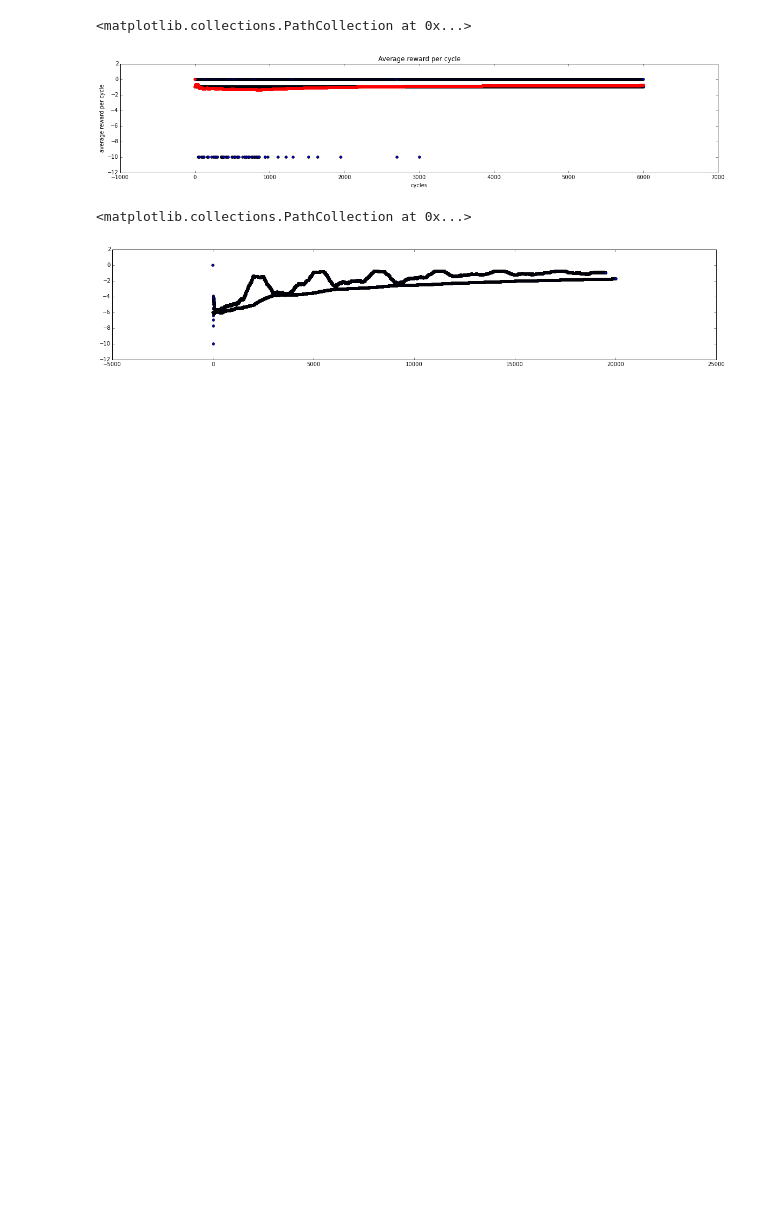
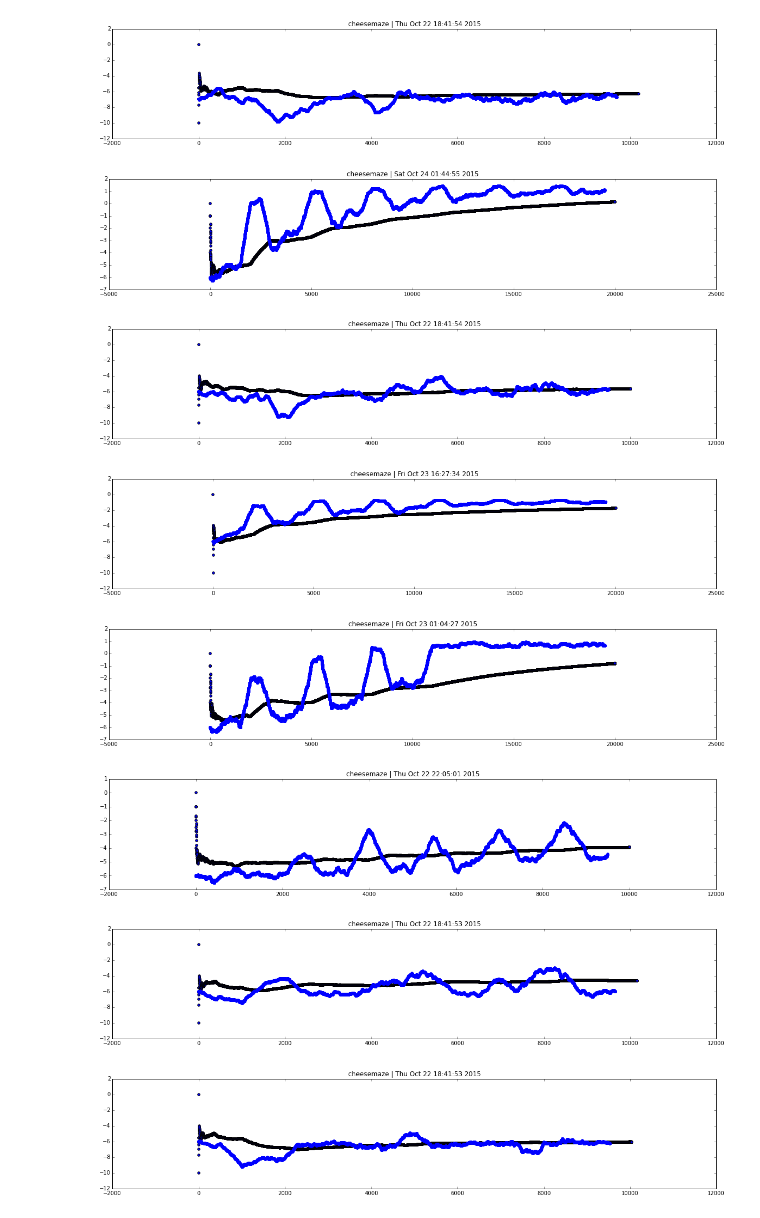
Before and after one commit to rbudzyns/AIXI_2015_Grp3, a Jupyter notebook: final_report/experiments.ipynb, the cells around one changed output. Cells and saved outputs as stored; diff of their text form; code cells hidden in the pictures; blank space fills up the shorter version.

```diff
--- a/final_report/experiments.ipynb
+++ b/final_report/experiments.ipynb
@@ -5,6 +5,18 @@ import matplotlib.pyplot as plt
 % matplotlib inline
 import pandas as pd
 import os
+import time
 
-data = pd.read_csv('../logs/cheesemaze-jarryd-linux-1.csv',sep=', ',engine='python')
-print data.tail()
+reward_offsets= {}
+reward_offsets['cheesemaze']=10
+reward_offsets['tictactoe']=3
+reward_offsets['tiger']=100
+reward_offsets['rockpaper']=1
+reward_offsets['pacman']=0
+
+optimal_play = {}
+optimal_play['cheesemaze']= 2
+optimal_play['tictactoe']= 1.5
+optimal_play['tiger']= 5
+optimal_play['rockpaper']=1
+optimal_play['pacman']=0
@@ -25,4 +22,0 @@ print data.tail()
-# %%
-for file in os.listdir("../logs/"):
-    if file.endswith(".csv"):
-        print("../logs/"+file)
@@ -67,37 +77,17 @@ ave = np.array(ave)
-# %%
-fig = plt.figure(figsize=(20,8))
-ax = fig.add_subplot(211)
-ax.set_title('Average reward per cycle')
-ax.set_xlabel('cycles')
-ax.set_ylabel('average reward per cycle')
-ax.scatter(np.arange(len(dat)),dat)
-ax.scatter(np.arange(len(ave)),ave,color='red')
-# %% [output]
-<matplotlib.collections.PathCollection at 0x...>
-[figure, removed]
-# %%
-dat=np.array(data[['reward']])
-# compute running average
-dat-=reward_offset
-cs = np.cumsum(dat).astype(float)
-for i in xrange(1,len(dat)):
-    cs[i]/=i
-
-# compute rolling average reward/cycle
-dicks = []
-window_size = 500
-tmp = np.sum(dat[0:window_size])/window_size
-for i in xrange(window_size,len(dat)):
-    tmp += float(dat[i])/window_size
-    tmp -= float(dat[i-window_size])/window_size
-    dicks.append(tmp)
-dicks = np.array(dicks)
-
-# plots
-fig = plt.figure(figsize=(20,8))
-ax = fig.add_subplot(211)
-ax.scatter(np.arange(len(dat)),cs)
-ax.scatter(np.arange(len(dat)-window_size),dicks)
-# %% [output]
-<matplotlib.collections.PathCollection at 0x...>
-[figure, removed]
+# %%
+dir = '../logs/'
+for file in os.listdir(dir):
+    if file.endswith(".csv"):
+        data = pd.read_csv(dir+file,sep=', ',engine='python')
+        game = file.split('-')[0]
+        title = game + ' | ' + time.ctime(os.path.getctime(dir+file))
+        plotRunningAndRollingAverage(data,reward_offsets[game],title)
+# %% [output]
+[figure, added]
+[figure, added]
+[figure, added]
+[figure, added]
+[figure, added]
+[figure, added]
+[figure, added]
+[figure, added]
```
Also changed, not shown: parts of 4 cells of this notebook.
